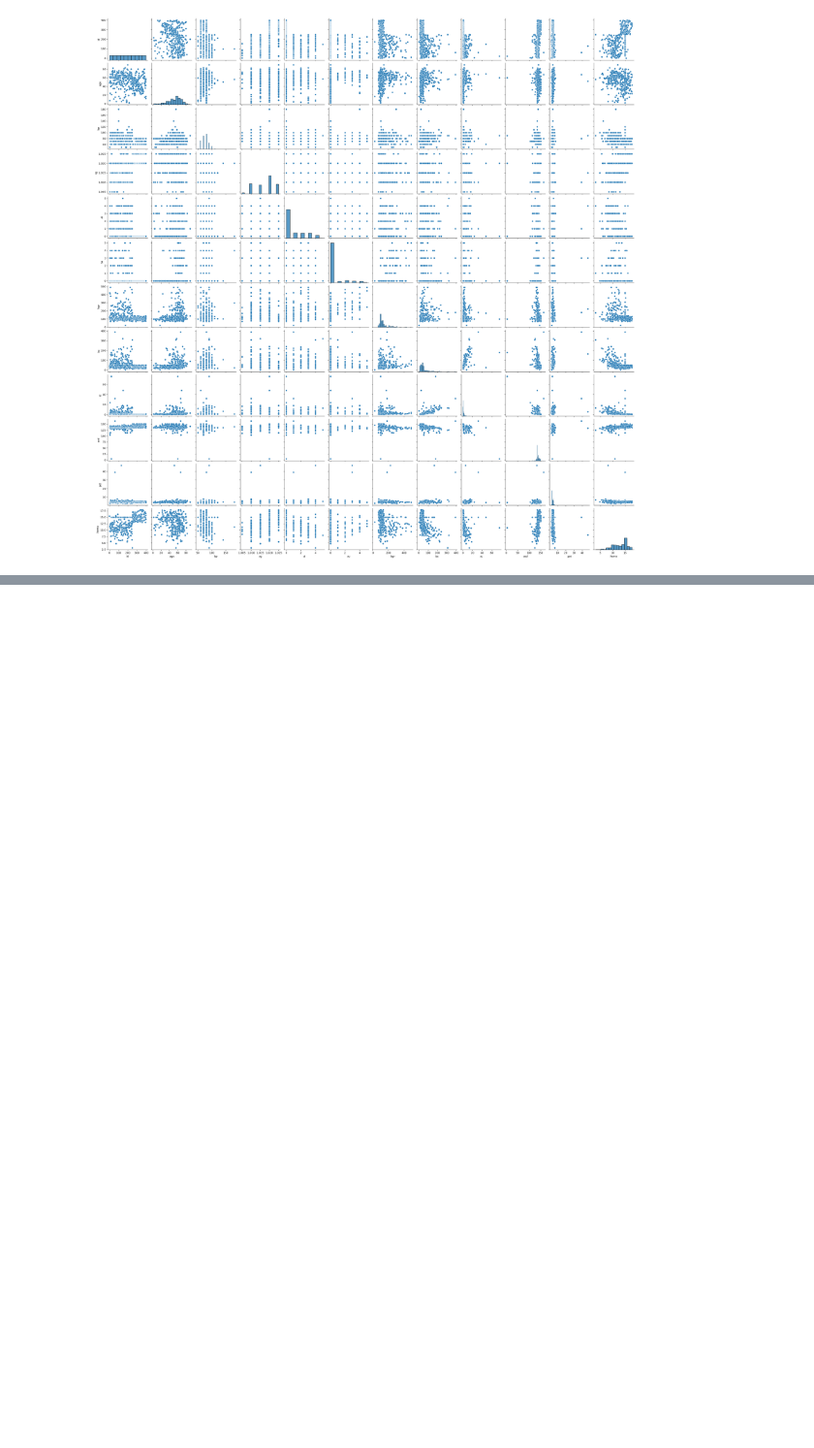
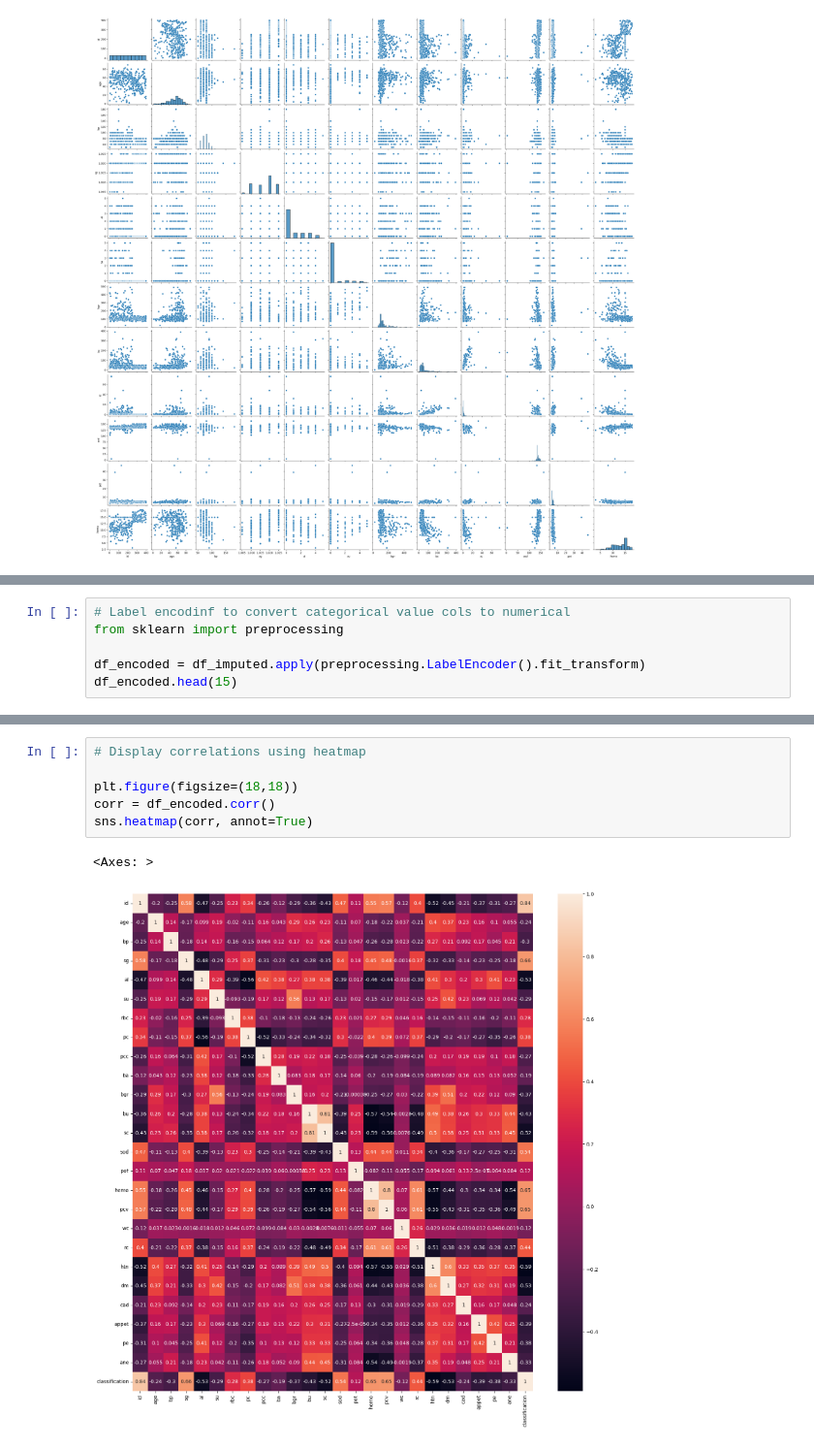
Before and after one commit to niharnsheth/ml_keepsakes, a Jupyter notebook: disease_prediction/kidney_disease_detection/data_viz_and_processing.ipynb, the cells around one changed output, grey strips where cells are left out. Shown at 97% size. Drawn from its saved outputs; the diff is of its cells as text; blank space fills up the shorter version.

```diff
--- a/disease_prediction/kidney_disease_detection/predicting_disease_fcnn.ipynb
+++ b/disease_prediction/kidney_disease_detection/data_viz_and_processing.ipynb
@@ -182,0 +192,6 @@ for col in list(df_imputed.select_dtypes(exclude=['object']).columns)[1:]:
+# %%
+# Label encodinf to convert categorical value cols to numerical
+from sklearn import preprocessing
+
+df_encoded = df_imputed.apply(preprocessing.LabelEncoder().fit_transform)
+df_encoded.head(15)
@@ -182,0 +216,9 @@ for col in list(df_imputed.select_dtypes(exclude=['object']).columns)[1:]:
+# %%
+# Display correlations using heatmap
+
+plt.figure(figsize=(18,18))
+corr = df_encoded.corr()
+sns.heatmap(corr, annot=True)
+# %% [output]
+<Axes: >
+[figure, added]
```
Also changed, not shown: parts of 4 cells of this notebook, 2 other files.
